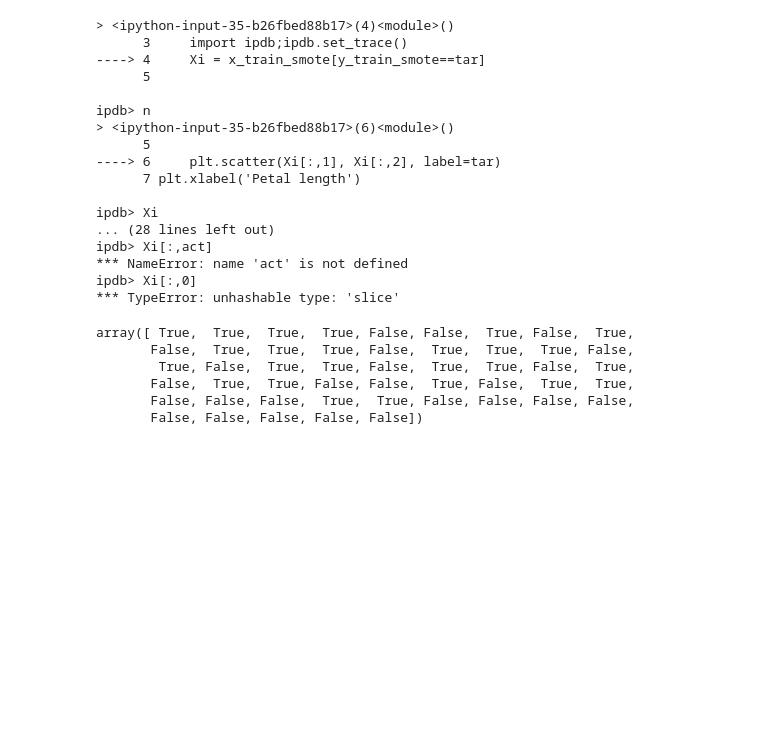
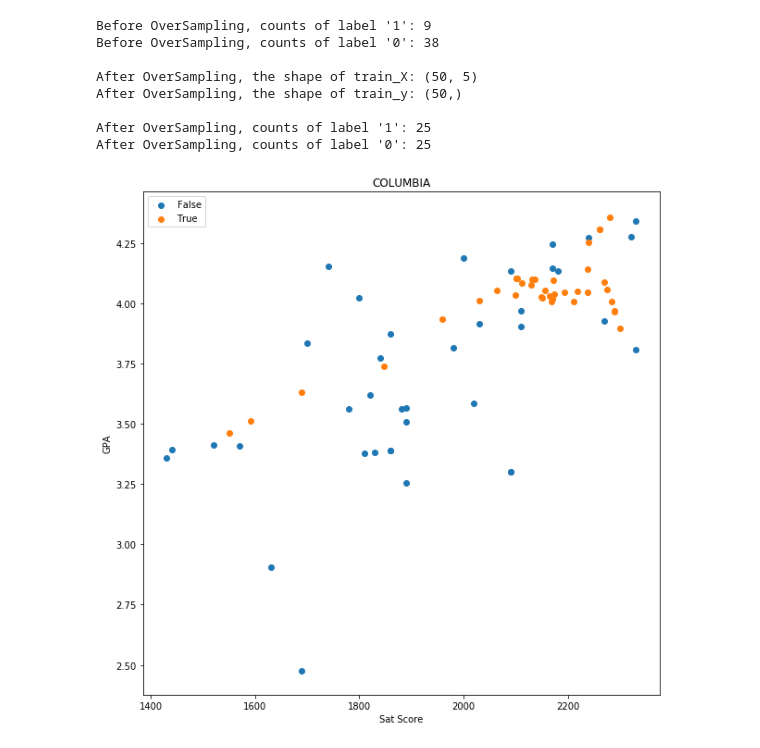
Before and after one commit to ALowVerus/mladmissions, a Jupyter notebook: hackdarthmouth.ipynb, the cells around one changed output. Drawn from its saved outputs; the diff is of its cells as text; code cells hidden in the pictures; blank space fills up the shorter version.

```diff
--- a/hackdarthmouth.ipynb
+++ b/hackdarthmouth.ipynb
@@ -60,38 +122,12 @@ x_train_smote.head()
-# %%
-fig = plt.figure(figsize=(10,10))
-for i, tar in enumerate(np.unique(y_train_smote)):
-    import ipdb;ipdb.set_trace()
-    Xi = x_train_smote[y_train_smote==tar]
-
-    plt.scatter(Xi[:,1], Xi[:,2], label=tar)
-plt.xlabel('Petal length')
-plt.ylabel('Petal width')
-plt.legend()
-plt.show()
-# %% [output]
-> <ipython-input-35-b26fbed88b17>(4)<module>()
-      3     import ipdb;ipdb.set_trace()
-----> 4     Xi = x_train_smote[y_train_smote==tar]
-      5
-
-ipdb> n
-> <ipython-input-35-b26fbed88b17>(6)<module>()
-      5
-----> 6     plt.scatter(Xi[:,1], Xi[:,2], label=tar)
-      7 plt.xlabel('Petal length')
-
-ipdb> Xi
-... (28 lines left out)
-ipdb> Xi[:,act]
-*** NameError: name 'act' is not defined
-ipdb> Xi[:,0]
-*** TypeError: unhashable type: 'slice'
-# %%
-y_train_smote
-# %% [output]
-array([ True,  True,  True,  True, False, False,  True, False,  True,
-       False,  True,  True,  True, False,  True,  True,  True, False,
-        True, False,  True,  True, False,  True,  True, False,  True,
-       False,  True,  True, False, False,  True, False,  True,  True,
-       False, False, False,  True,  True, False, False, False, False,
-       False, False, False, False, False])
+# %%
+X_columbia, y_columbia = process_data(columbia, "columbia")
+# %% [output]
+Before OverSampling, counts of label '1': 9
+Before OverSampling, counts of label '0': 38
+
+After OverSampling, the shape of train_X: (50, 5)
+After OverSampling, the shape of train_y: (50,)
+
+After OverSampling, counts of label '1': 25
+After OverSampling, counts of label '0': 25
+[figure, added]
```
Also changed, not shown: parts of 32 cells of this notebook, 9 other files.
